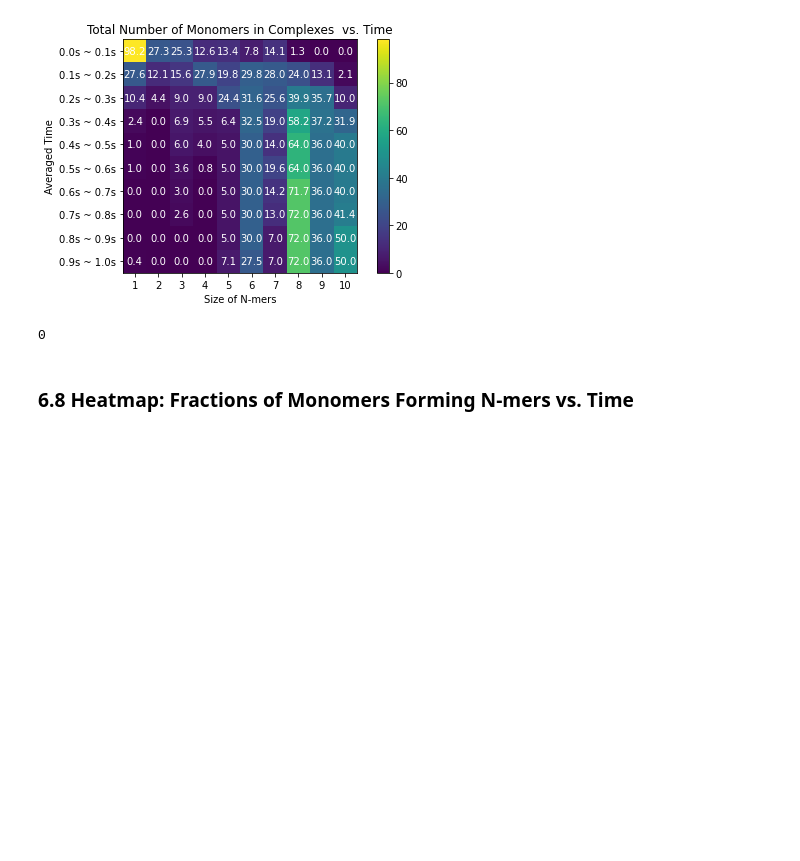
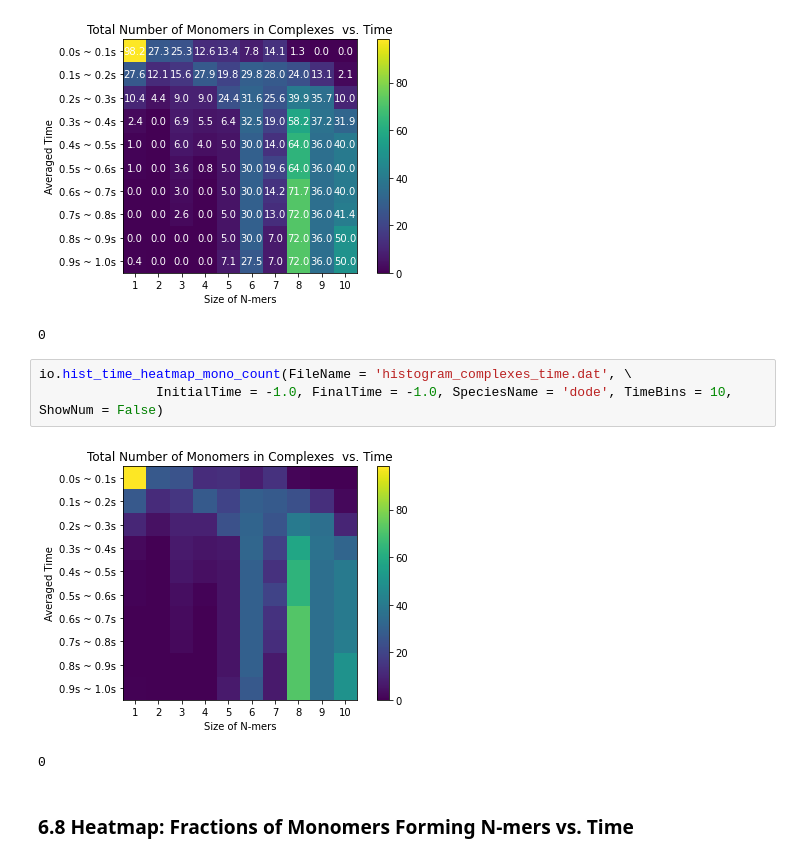
Before and after one commit to jonathanfischer97/ionerdss, a Jupyter notebook: Tutorial/NERDSSioTutorial.ipynb, the cells around one changed output. Drawn from its saved outputs; the diff is of its cells as text; blank space fills up the shorter version.

```diff
--- a/Tutorial/NERDSSioTutorial.ipynb
+++ b/Tutorial/NERDSSioTutorial.ipynb
@@ -201,6 +204,12 @@ io.hist_time_heatmap_mono_count(FileName = 'histogram_complexes_time.dat', \
 # %% [output]
 [figure]
 0
+# %%
+io.hist_time_heatmap_mono_count(FileName = 'histogram_complexes_time.dat', \
+               InitialTime = -1.0, FinalTime = -1.0, SpeciesName = 'dode', TimeBins = 10, ShowNum = False)
+# %% [output]
+[figure, added]
+0
 # %% [markdown]
 ### 6.8 Heatmap: Fractions of Monomers Forming N-mers vs. Time
 # %% [markdown]
```
Also changed, not shown: parts of 40 cells of this notebook, 1 other file.
